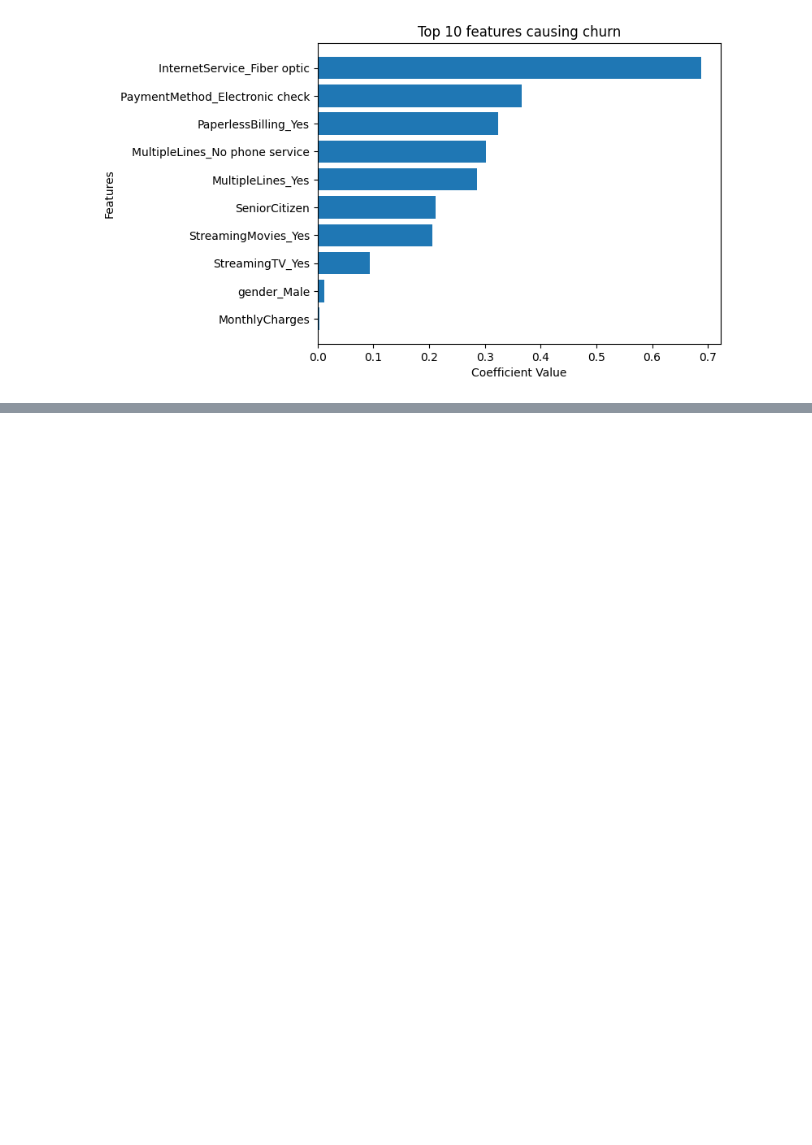
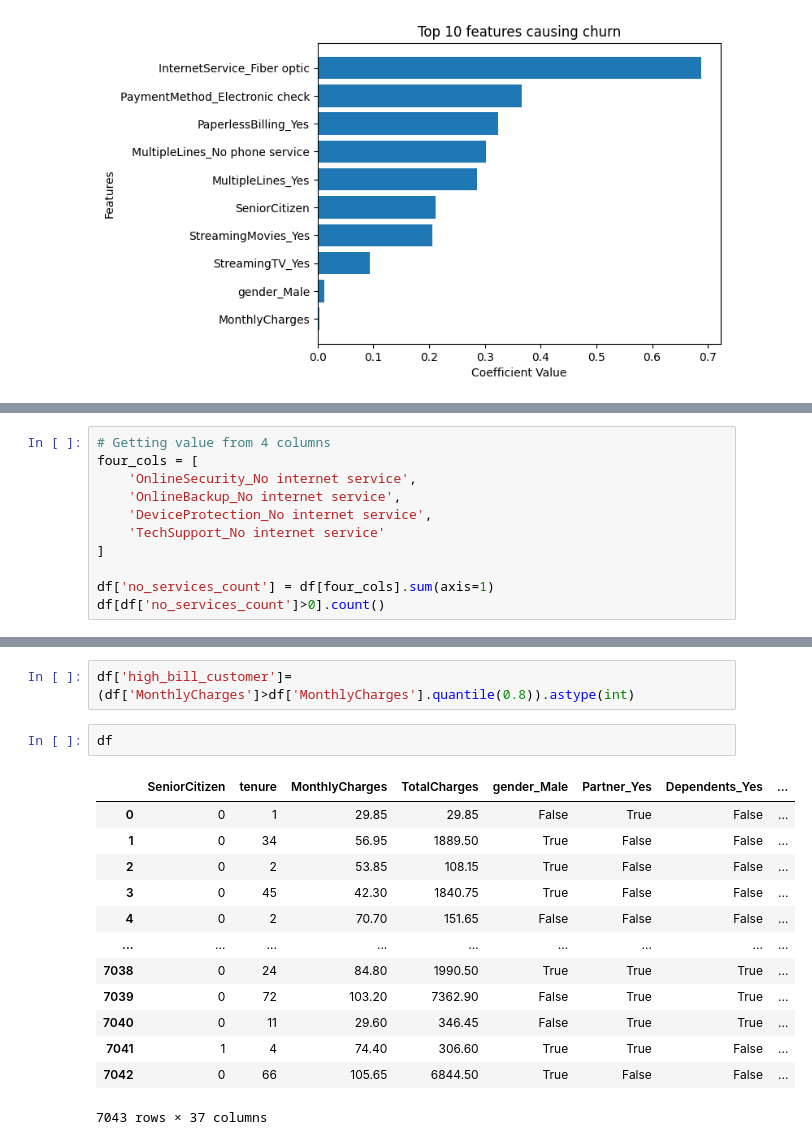
Before and after one commit to shinojphilipjohn/Churn-Prediction, a Jupyter notebook: customer_churn_ml/notebooks/baseline_model.ipynb, the cells around one changed output, grey strips where cells are left out. Drawn from its saved outputs; the diff is of its cells as text; blank space fills up the shorter version.

```diff
--- a/customer_churn_ml/notebooks/baseline_model.ipynb
+++ b/customer_churn_ml/notebooks/baseline_model.ipynb
@@ -187,0 +209,11 @@ plt.show()
+# %%
+# Getting value from 4 columns
+four_cols = [
+    'OnlineSecurity_No internet service',
+    'OnlineBackup_No internet service',
+    'DeviceProtection_No internet service',
+    'TechSupport_No internet service'
+]
+
+df['no_services_count'] = df[four_cols].sum(axis=1)
+df[df['no_services_count']>0].count()
@@ -187,0 +238,18 @@ plt.show()
+# %%
+df['high_bill_customer']=(df['MonthlyCharges']>df['MonthlyCharges'].quantile(0.8)).astype(int)
+# %%
+df
+# %% [output]
+|  | SeniorCitizen | tenure | MonthlyCharges | TotalCharges | gender_Male | Partner_Yes | Dependents_Yes | ... |
+| 0 | 0 | 1 | 29.85 | 29.85 | False | True | False | ... |
+| 1 | 0 | 34 | 56.95 | 1889.50 | True | False | False | ... |
+| 2 | 0 | 2 | 53.85 | 108.15 | True | False | False | ... |
+| 3 | 0 | 45 | 42.30 | 1840.75 | True | False | False | ... |
+| 4 | 0 | 2 | 70.70 | 151.65 | False | False | False | ... |
+| ... | ... | ... | ... | ... | ... | ... | ... | ... |
+| 7038 | 0 | 24 | 84.80 | 1990.50 | True | True | True | ... |
+| 7039 | 0 | 72 | 103.20 | 7362.90 | False | True | True | ... |
+| 7040 | 0 | 11 | 29.60 | 346.45 | False | True | True | ... |
+| 7041 | 1 | 4 | 74.40 | 306.60 | True | True | False | ... |
+| 7042 | 0 | 66 | 105.65 | 6844.50 | True | False | False | ... |
+7043 rows × 37 columns
```
Also changed, not shown: parts of 6 cells of this notebook, 2 other files.
